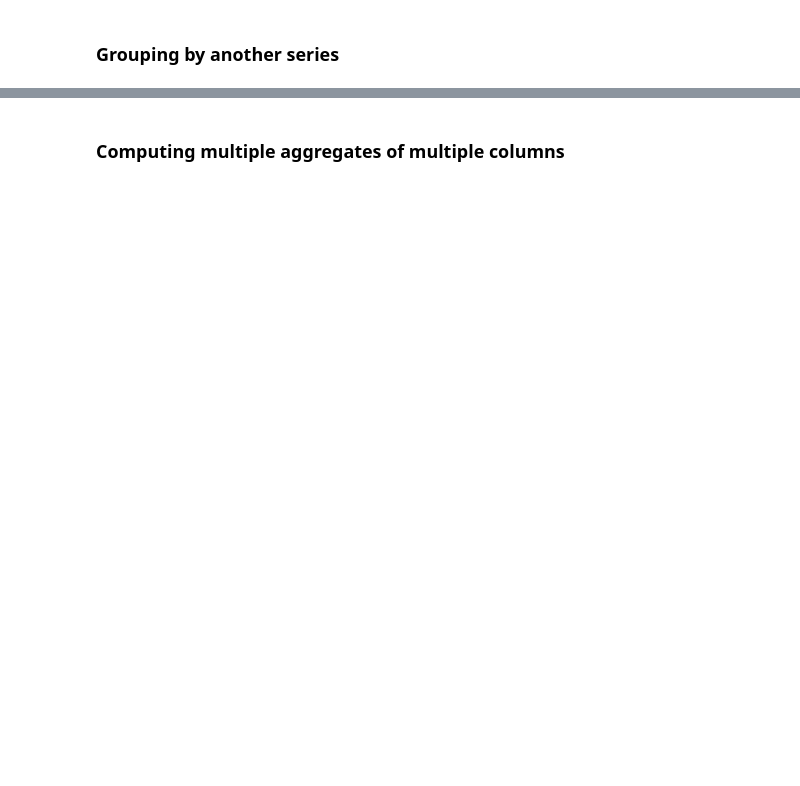
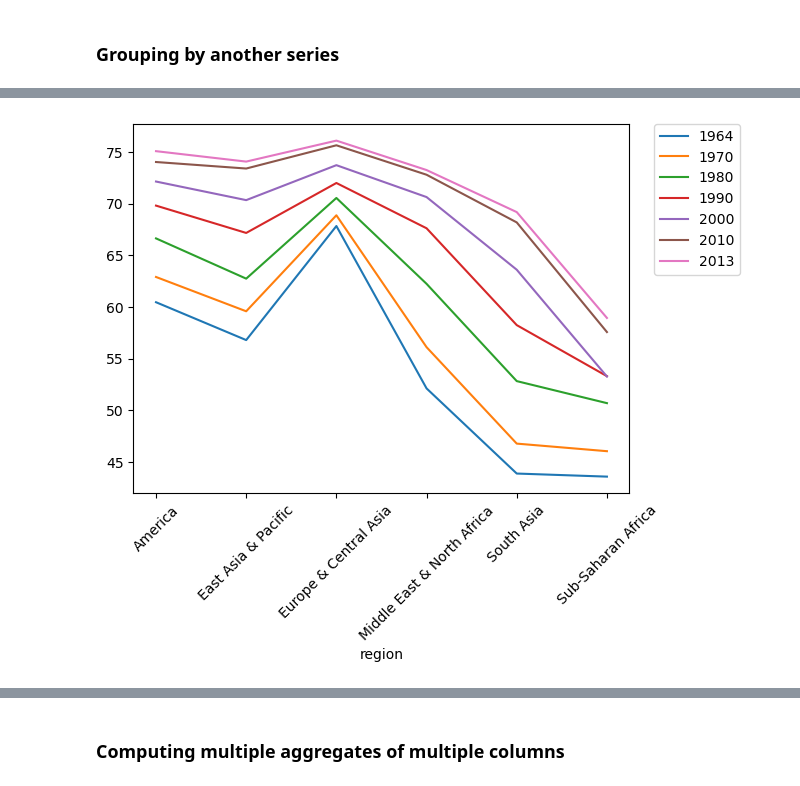
Before and after one commit to superjarle/Jarles-lekekasse, a Jupyter notebook: DataCamp DataScience/Manipulating_DataFrames_with_Pandas.ipynb, the cells around one changed output, grey strips where cells are left out. Saved outputs shown, nothing was run; the diff lists cells and outputs as text; code cells hidden in the pictures; blank space fills up the shorter version.

```diff
--- a/DataCamp DataScience/Manipulating_DataFrames_with_Pandas.ipynb
+++ b/DataCamp DataScience/Manipulating_DataFrames_with_Pandas.ipynb
@@ -435 +585,9 @@ Name: 2010, dtype: float64
 [interactive output not drawn]
+# %%
+life_by_region[["1964", "1970", "1980", "1990", "2000", "2010", "2013"]].mean().plot(
+    rot=45
+)
+plt.legend(bbox_to_anchor=(1.05, 1), loc=2, borderaxespad=0.0)
+plt.show()
+# %% [output]
+[figure, added]
```
Also changed, not shown: parts of 39 cells of this notebook.
